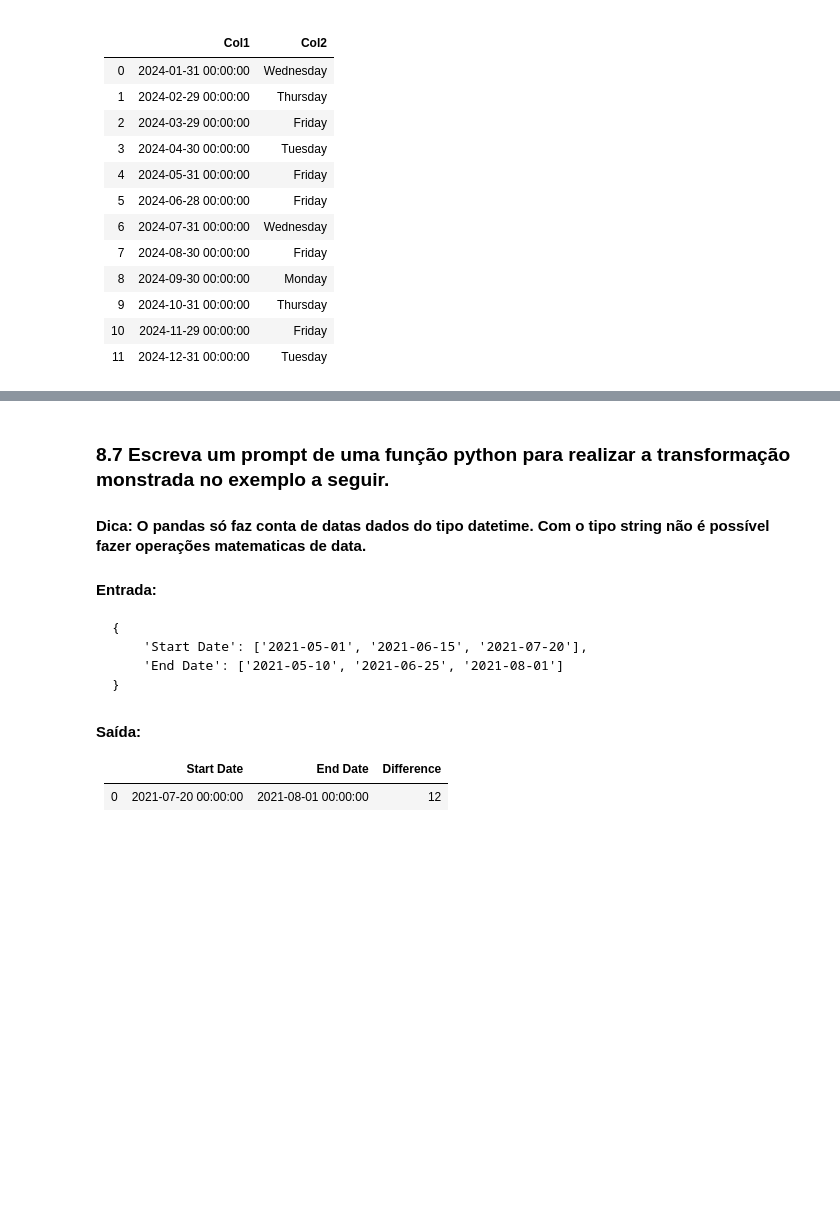
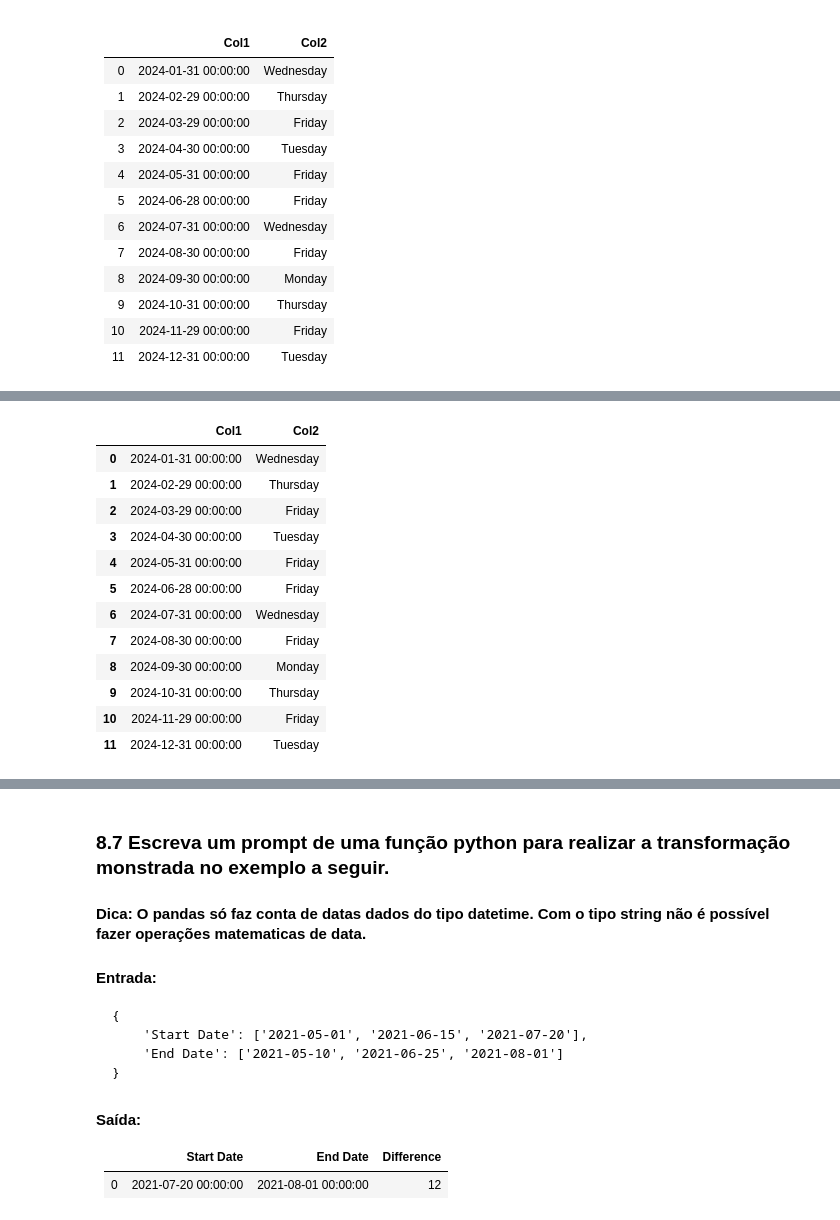
Before and after one commit to EdudardoM/skills-introduction-to-github, a Jupyter notebook: Exercicios/Aula8_Exercicio.ipynb, the cells around one changed output, grey strips where cells are left out. Saved outputs shown, nothing was run; the diff lists cells and outputs as text; code cells hidden in the pictures; blank space fills up the shorter version.

```diff
--- a/Exercicios/Aula8_Exercicio.ipynb
+++ b/Exercicios/Aula8_Exercicio.ipynb
@@ -271,0 +459,37 @@ prompt86 = """AQUI"""
+# %%
+def gerar_dataframe_ultimo_dia_mes(ano_str):
+
+
+    ano = int(ano_str)
+    data_final = []
+
+    for mes in range(1, 13):
+        ultimo_dia = (datetime(ano, mes + 1, 1) - timedelta(days=1)) if mes < 12 else datetime(ano, mes, 31)
+
+        while ultimo_dia.weekday() >= 5:  # 5 = Saturday, 6 = Sunday
+            ultimo_dia -= timedelta(days=1)
+
+        data_string = ultimo_dia.strftime('%Y-%m-%d 00:00:00')
+        dia_semana = ultimo_dia.strftime('%A')
+        data_final.append({'Col1': data_string, 'Col2': dia_semana})
+
+    dataframe_resultado = pd.DataFrame(data_final)
+    return dataframe_resultado
+
+
+ano = '2024'
+gerar_dataframe_ultimo_dia_mes(ano)
+# %% [output]
+|  | Col1 | Col2 |
+| 0 | 2024-01-31 00:00:00 | Wednesday |
+| 1 | 2024-02-29 00:00:00 | Thursday |
+| 2 | 2024-03-29 00:00:00 | Friday |
+| 3 | 2024-04-30 00:00:00 | Tuesday |
+| 4 | 2024-05-31 00:00:00 | Friday |
+| 5 | 2024-06-28 00:00:00 | Friday |
+| 6 | 2024-07-31 00:00:00 | Wednesday |
+| 7 | 2024-08-30 00:00:00 | Friday |
+| 8 | 2024-09-30 00:00:00 | Monday |
+| 9 | 2024-10-31 00:00:00 | Thursday |
+| 10 | 2024-11-29 00:00:00 | Friday |
+| 11 | 2024-12-31 00:00:00 | Tuesday |
```
Also changed, not shown: parts of 20 cells of this notebook.
